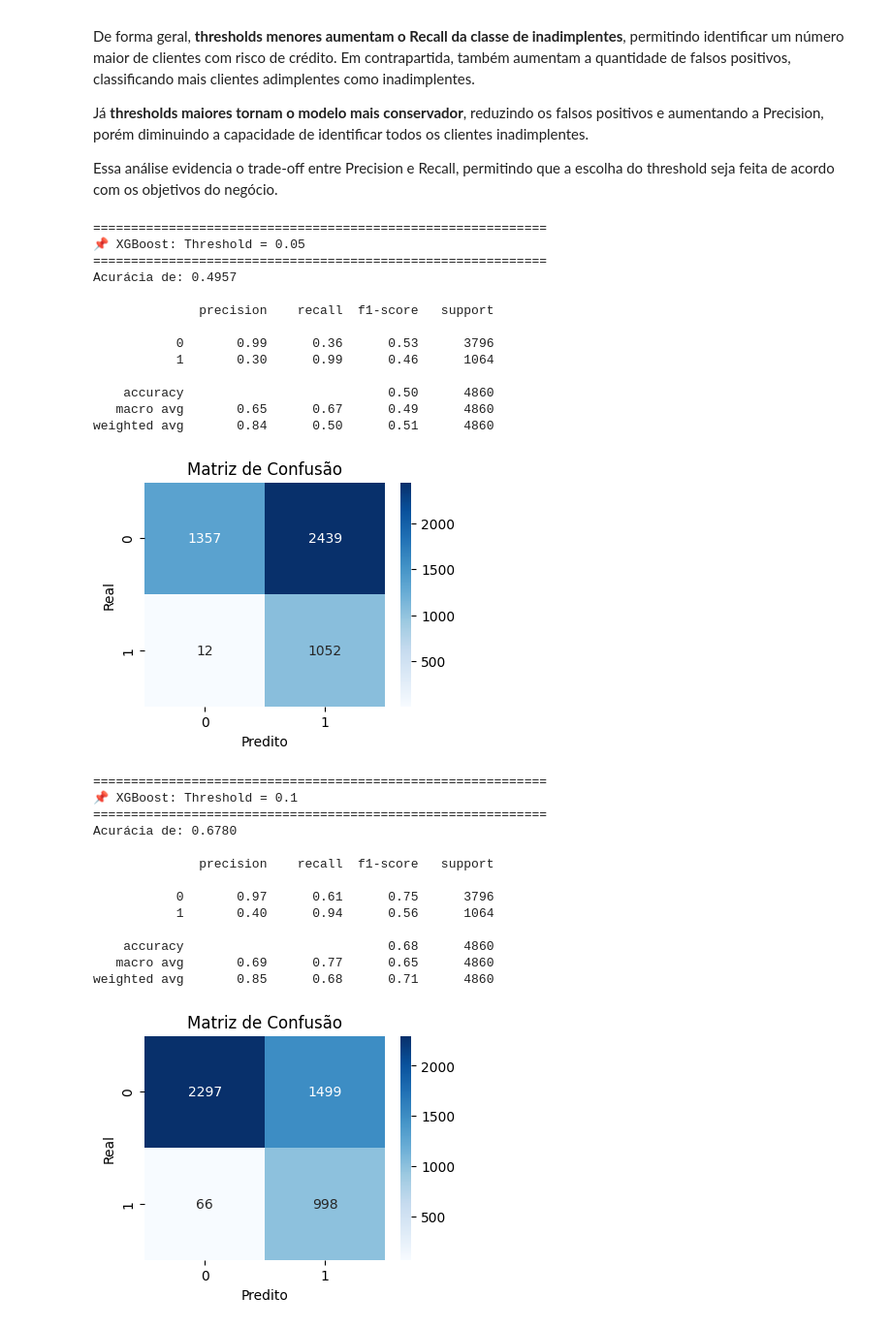
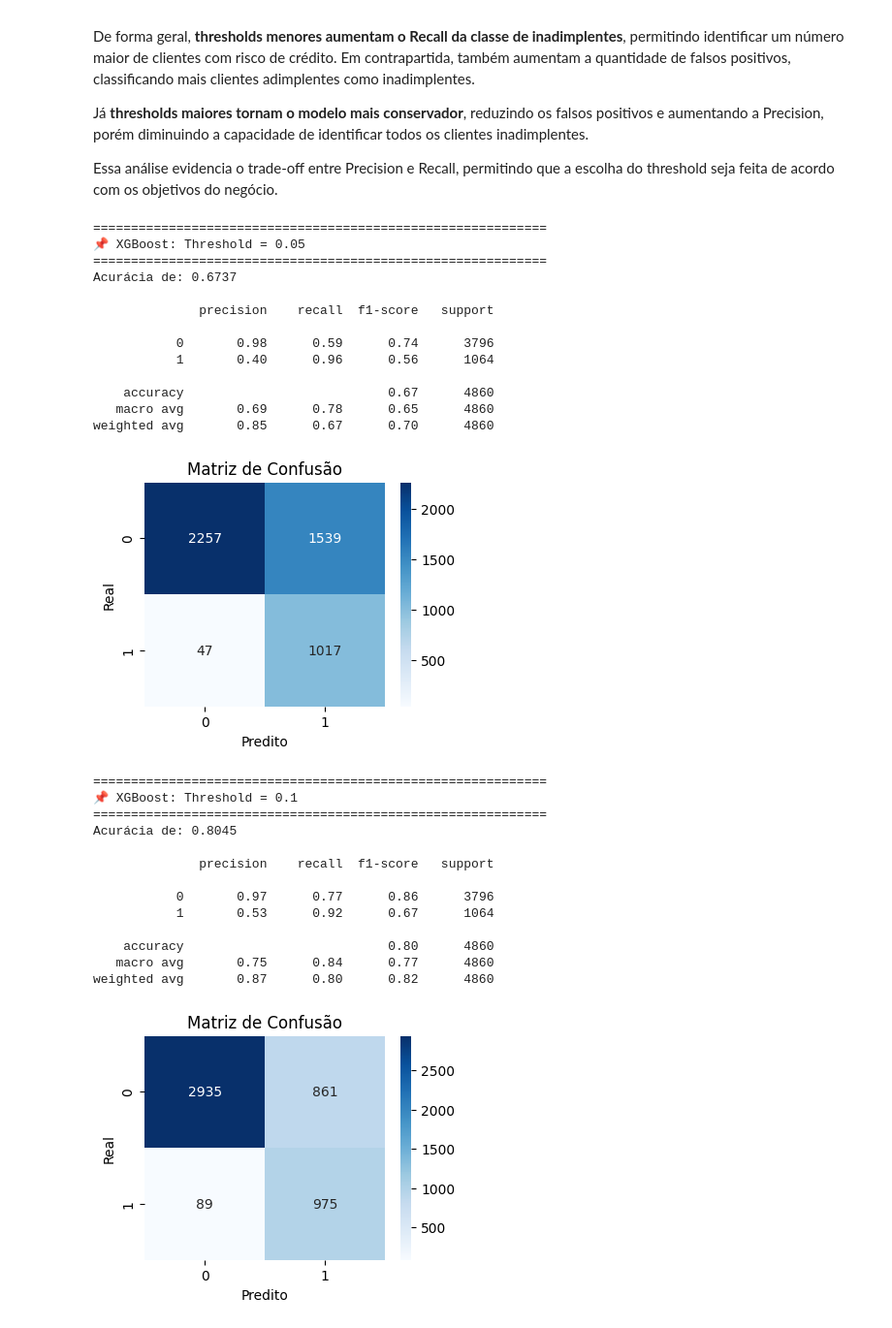
Before and after one commit to Erickm91/risco_de_credito, a Jupyter notebook: Credit_Risk.ipynb, the cells around one changed output. Shown at 97% size. Saved outputs shown, nothing was run; the diff lists cells and outputs as text; code cells hidden in the pictures.

```diff
--- a/Credit_Risk.ipynb
+++ b/Credit_Risk.ipynb
@@ -391,2 +345,8 @@ obj_cols = [col for col in df.columns if df[col].dtype == object]
+# %%
+grade_order = [['A', 'B', 'C', 'D', 'E', 'F', 'G']]
+col_ordinal = ['loan_grade']
+
+obj_cols = [col for col in X_train.columns if X_train[col].dtype == object]
+col_nominal = [col for col in obj_cols if col not in col_ordinal]
 # %%
 models = {
@@ -521,31 +493 @@ weighted avg       0.94      0.93      0.93      4860
 [figure]
-# %%
-for name, clf in models.items():
-
-  model = ImbPipeline(steps=[
-      ('preprocessor', preprocessor),
-      ('smote', SMOTE()),
-      ('model', clf)
-  ])
-
-  model.fit(X_train, y_train)
-  y_pred = model.predict(X_val)
-
-  acc = accuracy_score(y_val, y_pred)
-  conf_matix = confusion_matrix(y_val, y_pred)
-
-  print("\n" + "="*60)
-  print(f"📌 Modelo: {name}")
-  print("="*60)
-
-  print("\n🔹 Classification Report:")
-  print(classification_report(y_val, y_pred))
-  print(f"\n🔹 Acurácia: {acc:.4f}")
-  print("\n")
-
-  plt.figure(figsize=(4,3))
-  sns.heatmap(conf_matix, annot=True, fmt="d", cmap="Blues")
-  plt.title(f"Matriz de Confusão – {name}")
-  plt.xlabel("Predito")
-  plt.ylabel("Real")
-  plt.show()
@@ -678,7 +536,7 @@ random_search = RandomizedSearchCV(
     estimator=model_final,
     param_distributions=params,
     n_iter=20,
-    scoring='precision',
+    scoring='f1',  # equilibra precision/recall da classe 1 (inadimplentes) — ajuste conforme a política de risco do negócio
     cv=cv,
     verbose=2,
     random_state=42,
@@ -761,7 +619,7 @@ Nesta etapa, diferentes valores de threshold serão testados para analisar seu i
 # %%
 resultados = []
 
-thresholds = np.arange(0.1, 1.0, 0.05)
+thresholds = np.arange(0.1, 1.0, 0.1)
 
 for threshold in thresholds:
 
@@ -811,59 +662,59 @@ Já **thresholds maiores tornam o modelo mais conservador**, reduzindo os falsos
 
 Essa análise evidencia o trade-off entre Precision e Recall, permitindo que a escolha do threshold seja feita de acordo com os objetivos do negócio.
 # %%
-thresholds = [0.05, 0.1, 0.25, 0.5]
+thresholds = [0.05, 0.1, 0.25, 0.4, 0.5]
 
 for thred in thresholds:
    y_prob = best_model.predict_proba(X_test)[:,1]
 
    y_pred = (y_prob >= thred).astype(int)
 
    acc = accuracy_score(y_test, y_pred)
 
 
    print("\n" + "="*60)
    print(f"📌 XGBoost: Threshold = {thred}  ")
    print("="*60)
 
    print(f'Acurácia de: {acc:.4f}\n')
    print(classification_report(y_test, y_pred))
 
    cm = confusion_matrix(y_test, y_pred)
    plt.figure(figsize=(4,3))
    sns.heatmap(cm, annot=True, fmt="d", cmap="Blues")
    plt.title("Matriz de Confusão")
    plt.xlabel("Predito")
    plt.ylabel("Real")
    plt.show()
 # %% [output]
 ============================================================
 📌 XGBoost: Threshold = 0.05
 ============================================================
-Acurácia de: 0.4957
+Acurácia de: 0.6737
 
               precision    recall  f1-score   support
 
-           0       0.99      0.36      0.53      3796
-           1       0.30      0.99      0.46      1064
+           0       0.98      0.59      0.74      3796
+           1       0.40      0.96      0.56      1064
 
-    accuracy                           0.50      4860
-   macro avg       0.65      0.67      0.49      4860
-weighted avg       0.84      0.50      0.51      4860
+    accuracy                           0.67      4860
+   macro avg       0.69      0.78      0.65      4860
+weighted avg       0.85      0.67      0.70      4860
-[figure, old version]
+[figure, new version]
 ============================================================
 📌 XGBoost: Threshold = 0.1
 ============================================================
-Acurácia de: 0.6780
+Acurácia de: 0.8045
 
               precision    recall  f1-score   support
 
-           0       0.97      0.61      0.75      3796
-           1       0.40      0.94      0.56      1064
+           0       0.97      0.77      0.86      3796
+           1       0.53      0.92      0.67      1064
 
-    accuracy                           0.68      4860
-   macro avg       0.69      0.77      0.65      4860
-weighted avg       0.85      0.68      0.71      4860
+    accuracy                           0.80      4860
+   macro avg       0.75      0.84      0.77      4860
+weighted avg       0.87      0.80      0.82      4860
-[figure, old version]
+[figure, new version]
 ============================================================
 📌 XGBoost: Threshold = 0.25
 ============================================================
```
Also changed, not shown: parts of 27 cells of this notebook.
